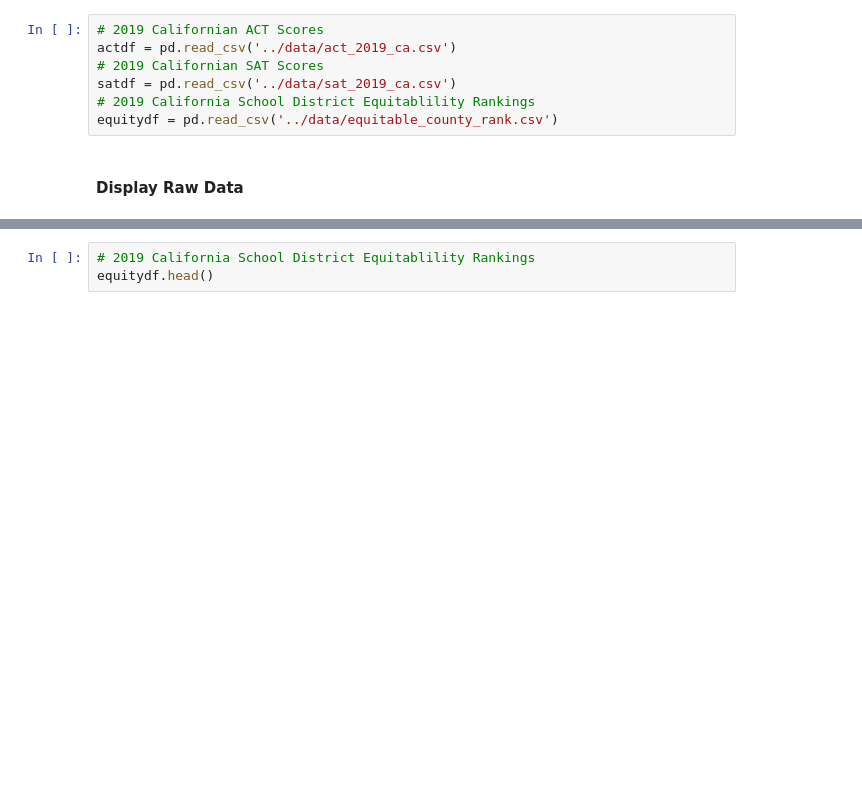
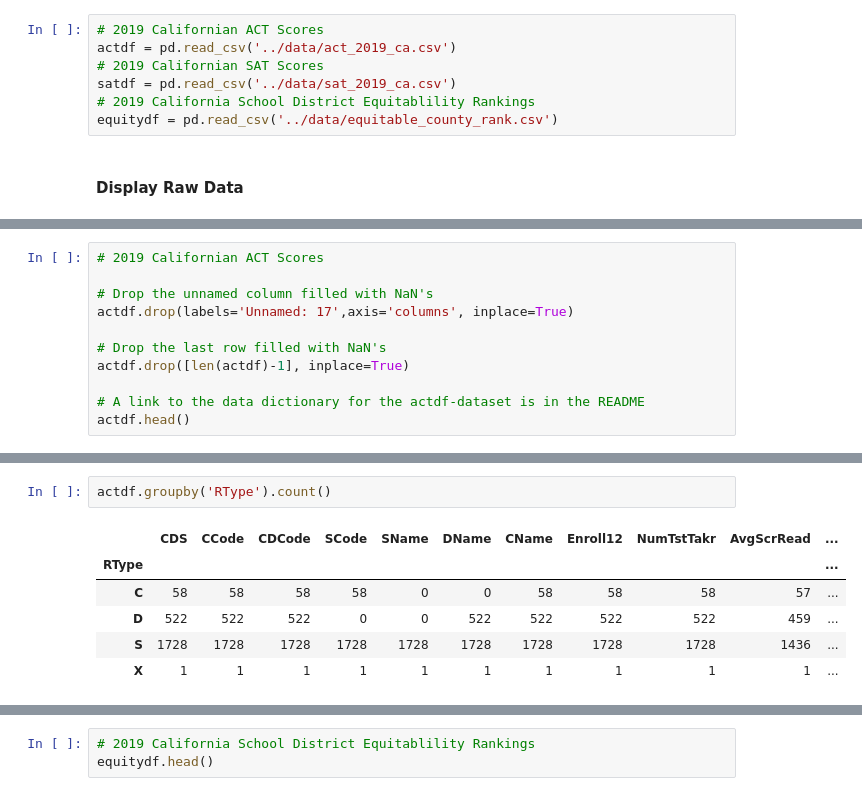
Before and after one commit to griffinbran/Equitable-Education-Affects-on-College-Entrance-Exam-Performance, a Jupyter notebook: Code/Notebook-01-Data-Import-and-Cleaning.ipynb, the cells around one changed output, grey strips where cells are left out. Saved outputs shown, nothing was run; the diff lists cells and outputs as text; blank space fills up the shorter version.

```diff
--- a/Code/Notebook-01-Data-Import-and-Cleaning.ipynb
+++ b/Code/Notebook-01-Data-Import-and-Cleaning.ipynb
@@ -35,0 +47,11 @@ actdf.head()
+# %%
+# 2019 Californian ACT Scores
+
+# Drop the unnamed column filled with NaN's
+actdf.drop(labels='Unnamed: 17',axis='columns', inplace=True)
+
+# Drop the last row filled with NaN's
+actdf.drop([len(actdf)-1], inplace=True)
+
+# A link to the data dictionary for the actdf-dataset is in the README
+actdf.head()
@@ -35,0 +92,9 @@ actdf.head()
+# %%
+actdf.groupby('RType').count()
+# %% [output]
+|  | CDS | CCode | CDCode | SCode | SName | DName | CName | Enroll12 | NumTstTakr | AvgScrRead | ... |
+| RType |  |  |  |  |  |  |  |  |  |  | ... |
+| C | 58 | 58 | 58 | 58 | 0 | 0 | 58 | 58 | 58 | 57 | ... |
+| D | 522 | 522 | 522 | 0 | 0 | 522 | 522 | 522 | 522 | 459 | ... |
+| S | 1728 | 1728 | 1728 | 1728 | 1728 | 1728 | 1728 | 1728 | 1728 | 1436 | ... |
+| X | 1 | 1 | 1 | 1 | 1 | 1 | 1 | 1 | 1 | 1 | ... |
```
Also changed, not shown: parts of 12 cells of this notebook.
